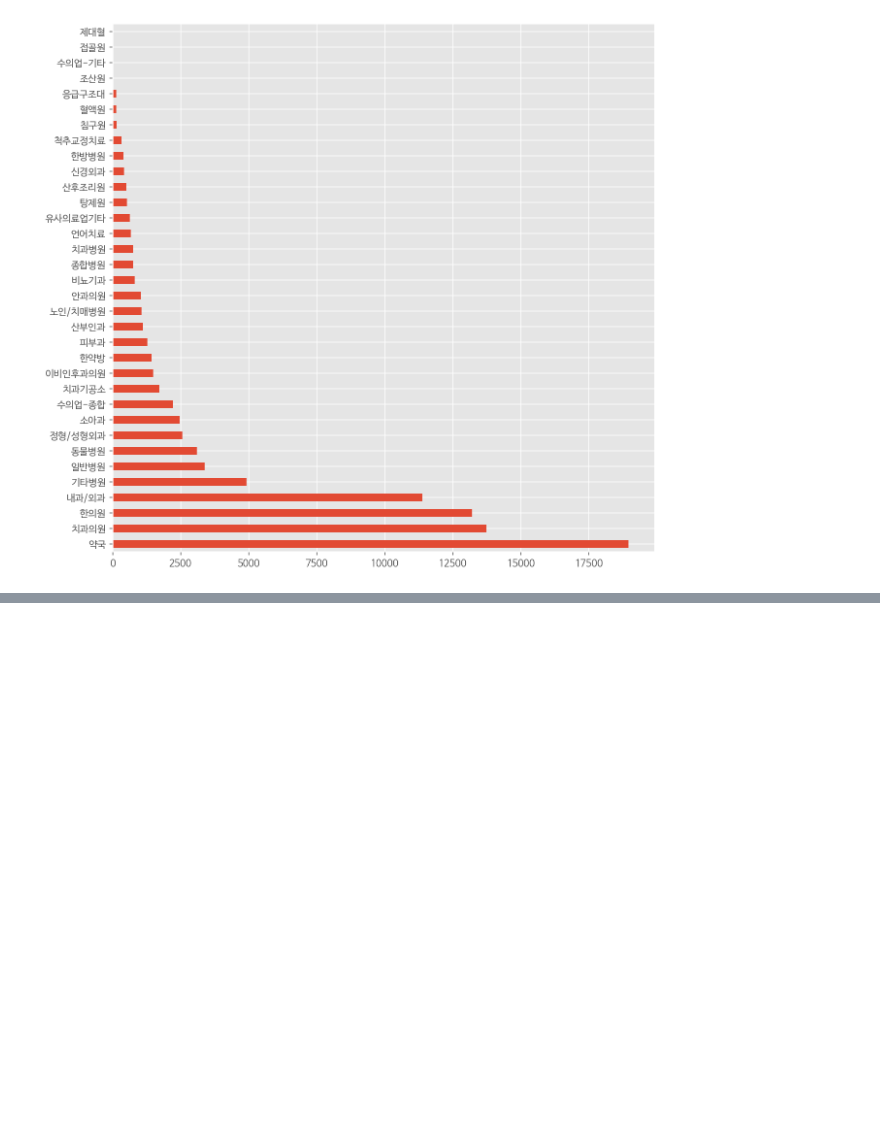
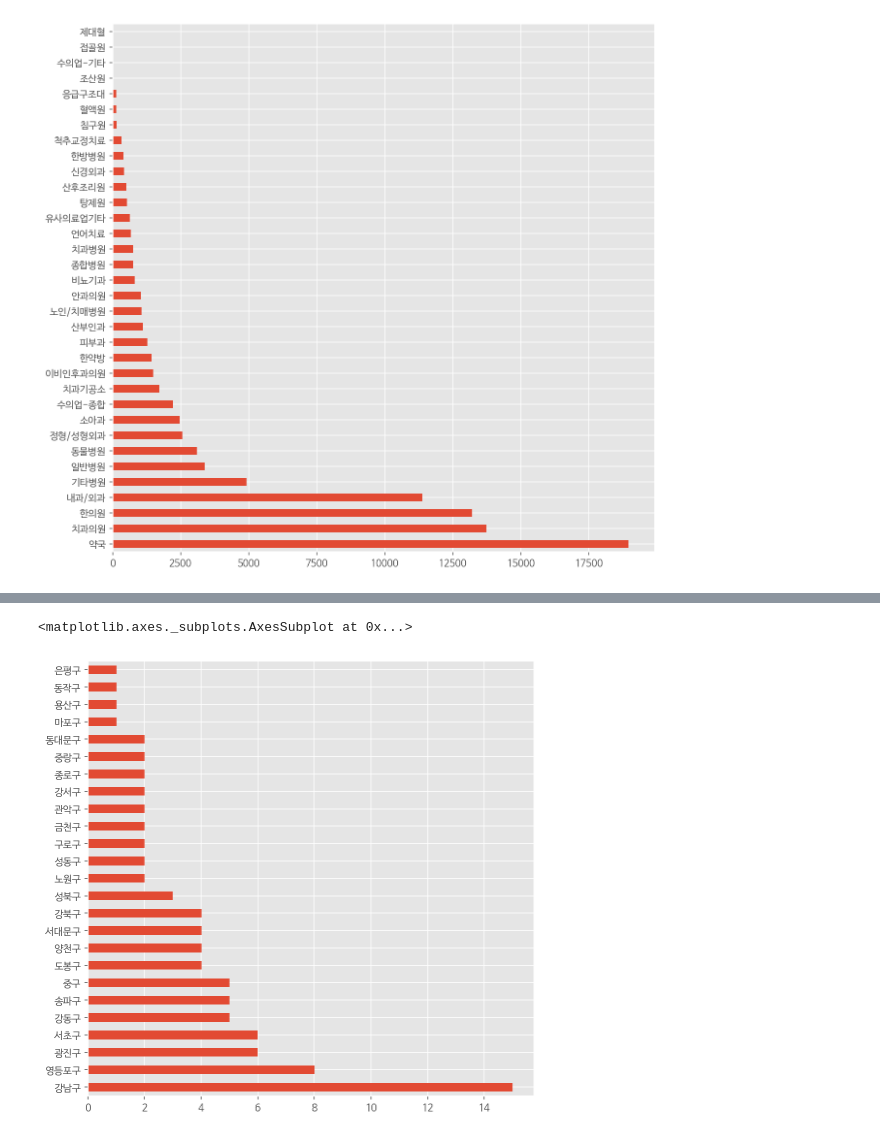
Before and after one commit to HwangHanJae/datascience-public-data, a Jupyter notebook: medical_institution_201909.ipynb, the cells around one changed output, grey strips where cells are left out. Drawn from its saved outputs; the diff is of its cells as text; code cells hidden in the pictures; blank space fills up the shorter version.

```diff
--- a/medical_institution_201909.ipynb
+++ b/medical_institution_201909.ipynb
@@ -695,0 +830,5 @@ df['상권업종소분류명'].value_counts().plot.barh(figsize=(10,10),grid=Tru
+# %%
+#상권업종소분류명이 종합병원인 것과
+#시도명이 서울특별시인 데이터만 가져오기
+df_seoul_hospital = df[(df['상권업종소분류명'] == '종합병원') & (df['시도명'] == '서울특별시')].copy()
+df_seoul_hospital.head(3)
@@ -695,0 +861,6 @@ df['상권업종소분류명'].value_counts().plot.barh(figsize=(10,10),grid=Tru
+# %%
+#그래프로 그려보기
+df_seoul_hospital['시군구명'].value_counts().plot.barh(figsize=(8,8))
+# %% [output]
+<matplotlib.axes._subplots.AxesSubplot at 0x...>
+[figure, added]
```
Also changed, not shown: parts of 26 cells of this notebook.
